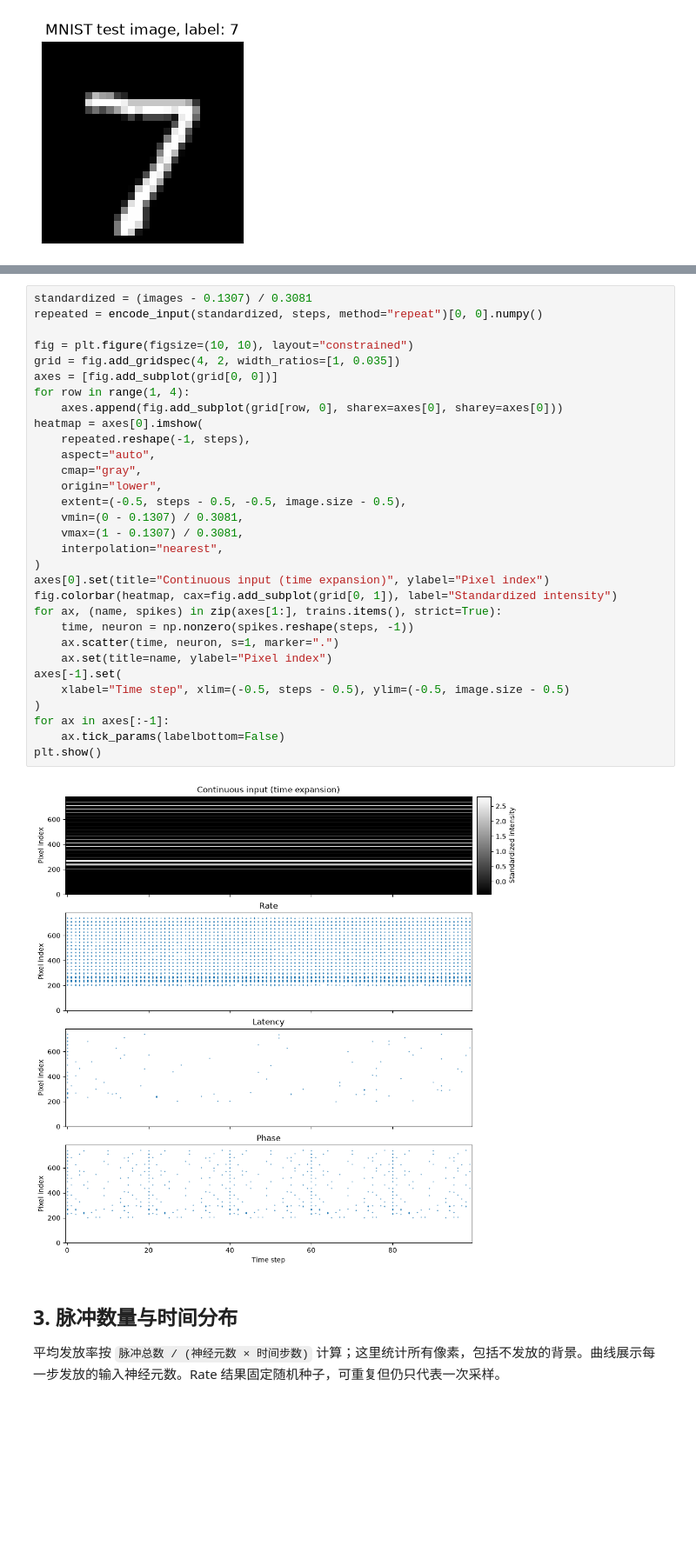
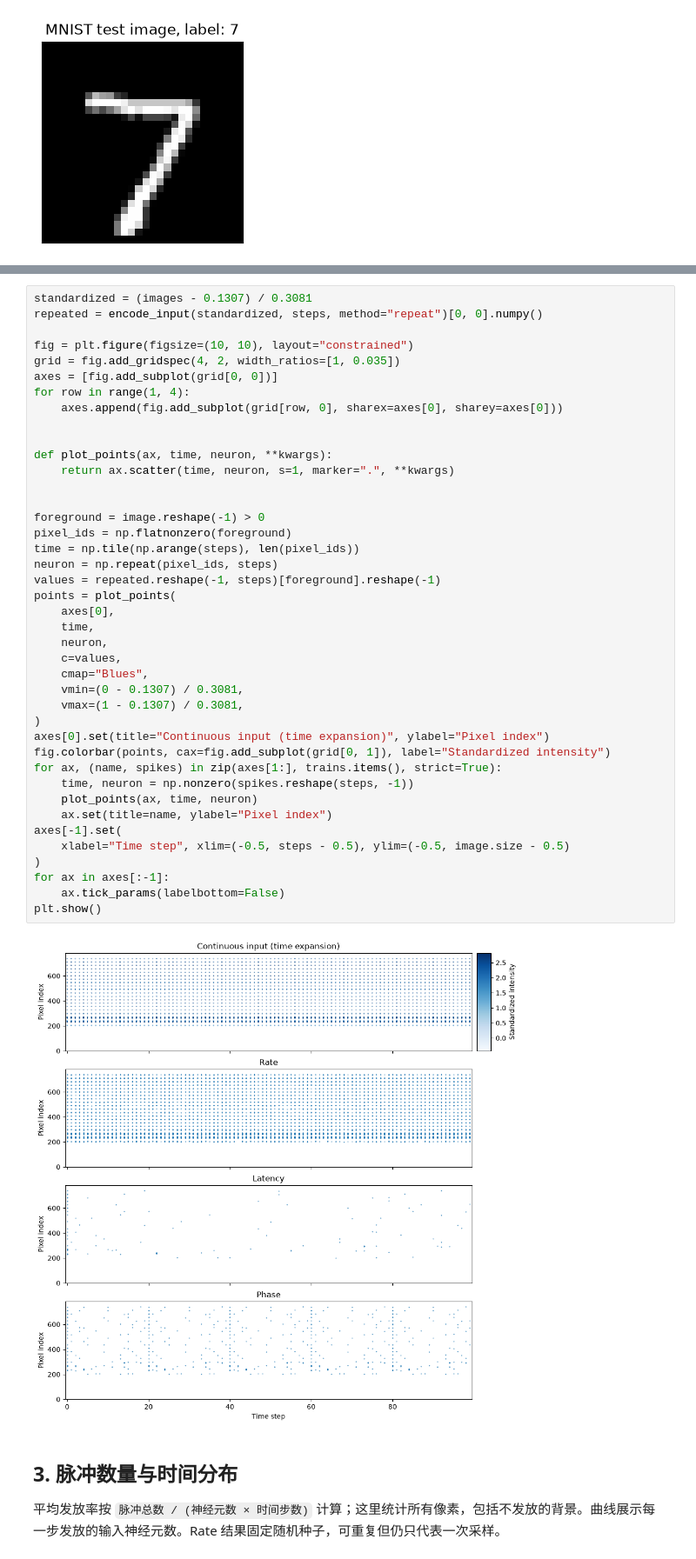
Before and after one commit to LevelDownRefine/neural-network-teaching, a Jupyter notebook: mnist/spike_encoding.ipynb, the cells around one changed output, grey strips where cells are left out. Shown at 87% size. Cells and saved outputs as stored; diff of their text form; blank space fills up the shorter version.

```diff
--- a/mnist/spike_encoding.ipynb
+++ b/mnist/spike_encoding.ipynb
@@ -68,36 +68,46 @@ plt.show()
 # %%
 standardized = (images - 0.1307) / 0.3081
 repeated = encode_input(standardized, steps, method="repeat")[0, 0].numpy()
 
 fig = plt.figure(figsize=(10, 10), layout="constrained")
 grid = fig.add_gridspec(4, 2, width_ratios=[1, 0.035])
 axes = [fig.add_subplot(grid[0, 0])]
 for row in range(1, 4):
     axes.append(fig.add_subplot(grid[row, 0], sharex=axes[0], sharey=axes[0]))
-heatmap = axes[0].imshow(
-    repeated.reshape(-1, steps),
-    aspect="auto",
-    cmap="gray",
-    origin="lower",
-    extent=(-0.5, steps - 0.5, -0.5, image.size - 0.5),
+
+
+def plot_points(ax, time, neuron, **kwargs):
+    return ax.scatter(time, neuron, s=1, marker=".", **kwargs)
+
+
+foreground = image.reshape(-1) > 0
+pixel_ids = np.flatnonzero(foreground)
+time = np.tile(np.arange(steps), len(pixel_ids))
+neuron = np.repeat(pixel_ids, steps)
+values = repeated.reshape(-1, steps)[foreground].reshape(-1)
+points = plot_points(
+    axes[0],
+    time,
+    neuron,
+    c=values,
+    cmap="Blues",
     vmin=(0 - 0.1307) / 0.3081,
     vmax=(1 - 0.1307) / 0.3081,
-    interpolation="nearest",
 )
 axes[0].set(title="Continuous input (time expansion)", ylabel="Pixel index")
-fig.colorbar(heatmap, cax=fig.add_subplot(grid[0, 1]), label="Standardized intensity")
+fig.colorbar(points, cax=fig.add_subplot(grid[0, 1]), label="Standardized intensity")
 for ax, (name, spikes) in zip(axes[1:], trains.items(), strict=True):
     time, neuron = np.nonzero(spikes.reshape(steps, -1))
-    ax.scatter(time, neuron, s=1, marker=".")
+    plot_points(ax, time, neuron)
     ax.set(title=name, ylabel="Pixel index")
 axes[-1].set(
     xlabel="Time step", xlim=(-0.5, steps - 0.5), ylim=(-0.5, image.size - 0.5)
 )
 for ax in axes[:-1]:
     ax.tick_params(labelbottom=False)
 plt.show()
 # %% [output]
-[figure, old version]
+[figure, new version]
 # %% [markdown]
 ## 3. 脉冲数量与时间分布
 
```
Also changed, not shown: parts of 1 cell of this notebook.
